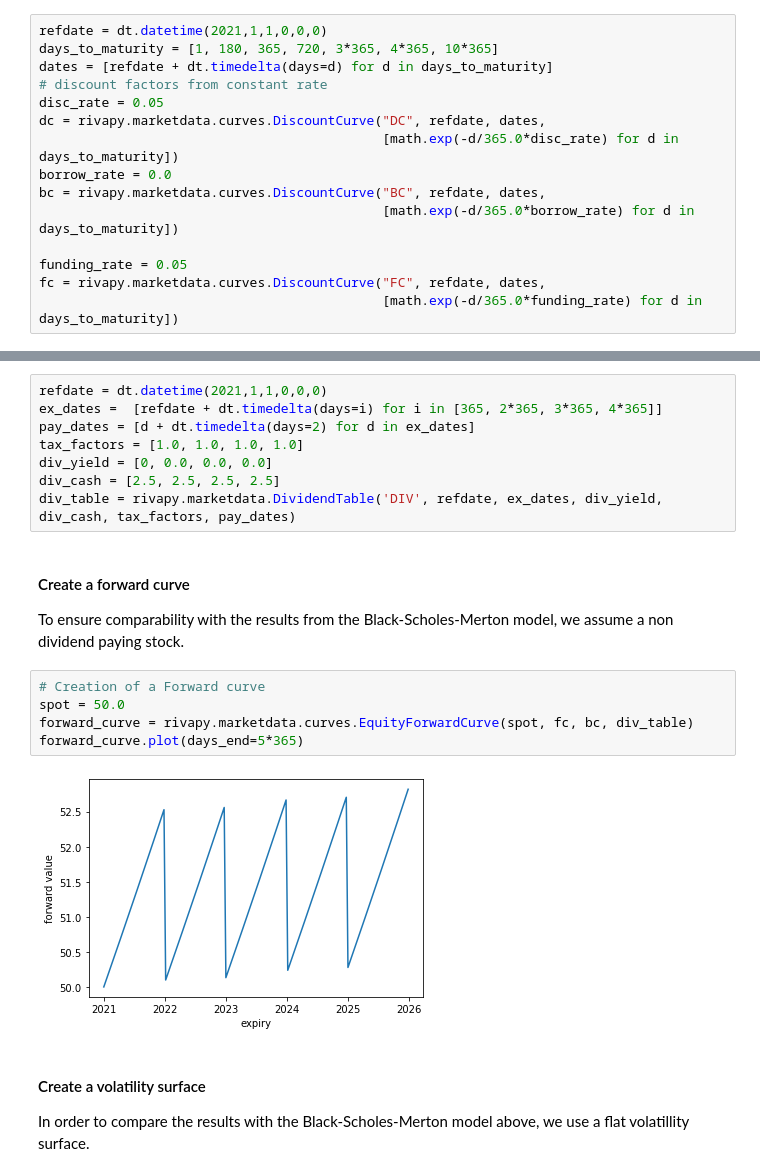
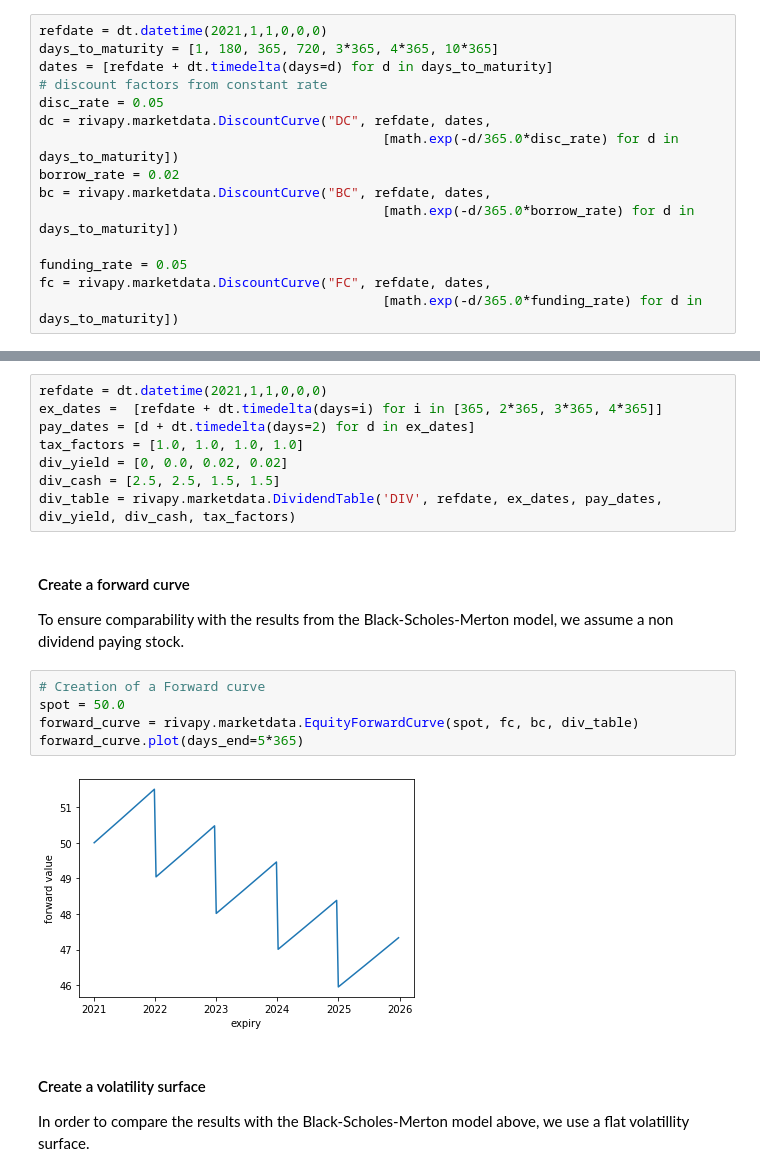
Before and after one commit to pikki622/RiVaPy, a Jupyter notebook: notebooks/instruments/european_plain_vanilla_option.ipynb, the cells around one changed output, grey strips where cells are left out. Drawn from its saved outputs; the diff is of its cells as text.

```diff
--- a/notebooks/instruments/european_plain_vanilla_option.ipynb
+++ b/notebooks/instruments/european_plain_vanilla_option.ipynb
@@ -331,14 +331,14 @@ days_to_maturity = [1, 180, 365, 720, 3*365, 4*365, 10*365]
 dates = [refdate + dt.timedelta(days=d) for d in days_to_maturity]
 # discount factors from constant rate
 disc_rate = 0.05
-dc = rivapy.marketdata.curves.DiscountCurve("DC", refdate, dates,
+dc = rivapy.marketdata.DiscountCurve("DC", refdate, dates,
                                             [math.exp(-d/365.0*disc_rate) for d in days_to_maturity])
-borrow_rate = 0.0
-bc = rivapy.marketdata.curves.DiscountCurve("BC", refdate, dates,
+borrow_rate = 0.02
+bc = rivapy.marketdata.DiscountCurve("BC", refdate, dates,
                                             [math.exp(-d/365.0*borrow_rate) for d in days_to_maturity])
 
 funding_rate = 0.05
-fc = rivapy.marketdata.curves.DiscountCurve("FC", refdate, dates,
+fc = rivapy.marketdata.DiscountCurve("FC", refdate, dates,
                                             [math.exp(-d/365.0*funding_rate) for d in days_to_maturity])
 # %% [markdown]
 #### Create a dividend table
@@ -347,9 +347,9 @@ refdate = dt.datetime(2021,1,1,0,0,0)
 ex_dates =  [refdate + dt.timedelta(days=i) for i in [365, 2*365, 3*365, 4*365]]
 pay_dates = [d + dt.timedelta(days=2) for d in ex_dates]
 tax_factors = [1.0, 1.0, 1.0, 1.0]
-div_yield = [0, 0.0, 0.0, 0.0]
-div_cash = [2.5, 2.5, 2.5, 2.5]
-div_table = rivapy.marketdata.DividendTable('DIV', refdate, ex_dates, div_yield, div_cash, tax_factors, pay_dates)
+div_yield = [0, 0.0, 0.02, 0.02]
+div_cash = [2.5, 2.5, 1.5, 1.5]
+div_table = rivapy.marketdata.DividendTable('DIV', refdate, ex_dates, pay_dates, div_yield, div_cash, tax_factors)
 # %% [markdown]
 #### Create a forward curve
 
@@ -357,10 +357,10 @@ To ensure comparability with the results from the Black-Scholes-Merton model, we
 # %%
 # Creation of a Forward curve
 spot = 50.0
-forward_curve = rivapy.marketdata.curves.EquityForwardCurve(spot, fc, bc, div_table)
+forward_curve = rivapy.marketdata.EquityForwardCurve(spot, fc, bc, div_table)
 forward_curve.plot(days_end=5*365)
 # %% [output]
-[figure, old version]
+[figure, new version]
 # %% [markdown]
 #### Create a volatility surface
 
```
Also changed, not shown: parts of 5 cells of this notebook.
